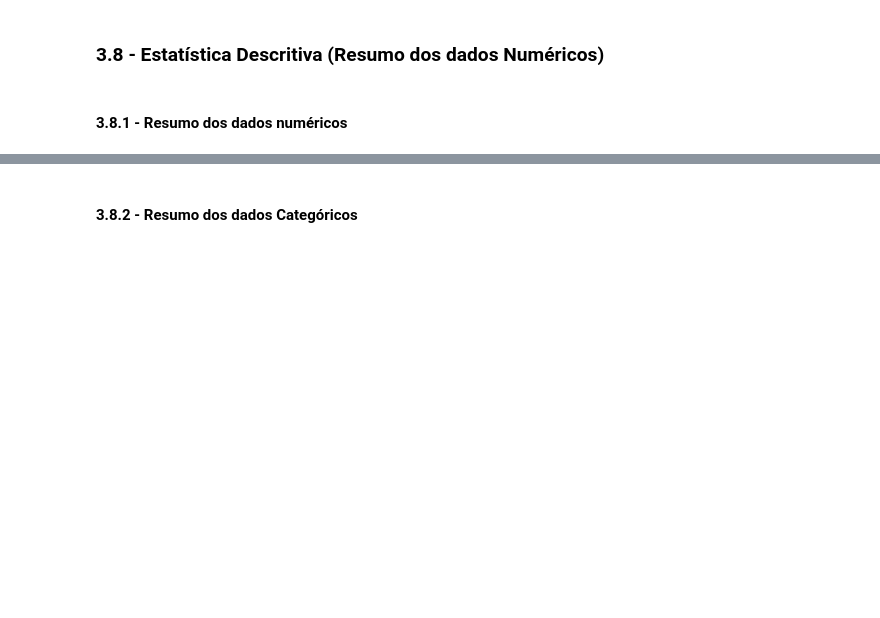
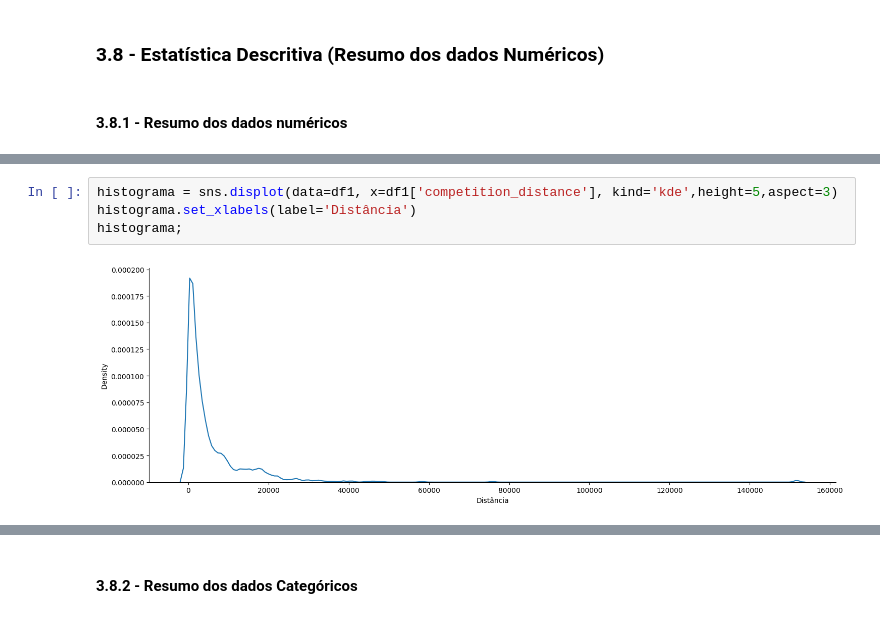
Before and after one commit to ricardo-paganini/rossmann, a Jupyter notebook: RossmannStoreSales.ipynb, the cells around one changed output, grey strips where cells are left out. Cells and saved outputs as stored; diff of their text form; blank space fills up the shorter version.

```diff
--- a/RossmannStoreSales.ipynb
+++ b/RossmannStoreSales.ipynb
@@ -293,0 +309,6 @@ medidas
+# %%
+histograma = sns.displot(data=df1, x=df1['competition_distance'], kind='kde',height=5,aspect=3)
+histograma.set_xlabels(label='Distância')
+histograma;
+# %% [output]
+[figure, added]
```
Also changed, not shown: parts of 7 cells of this notebook.
